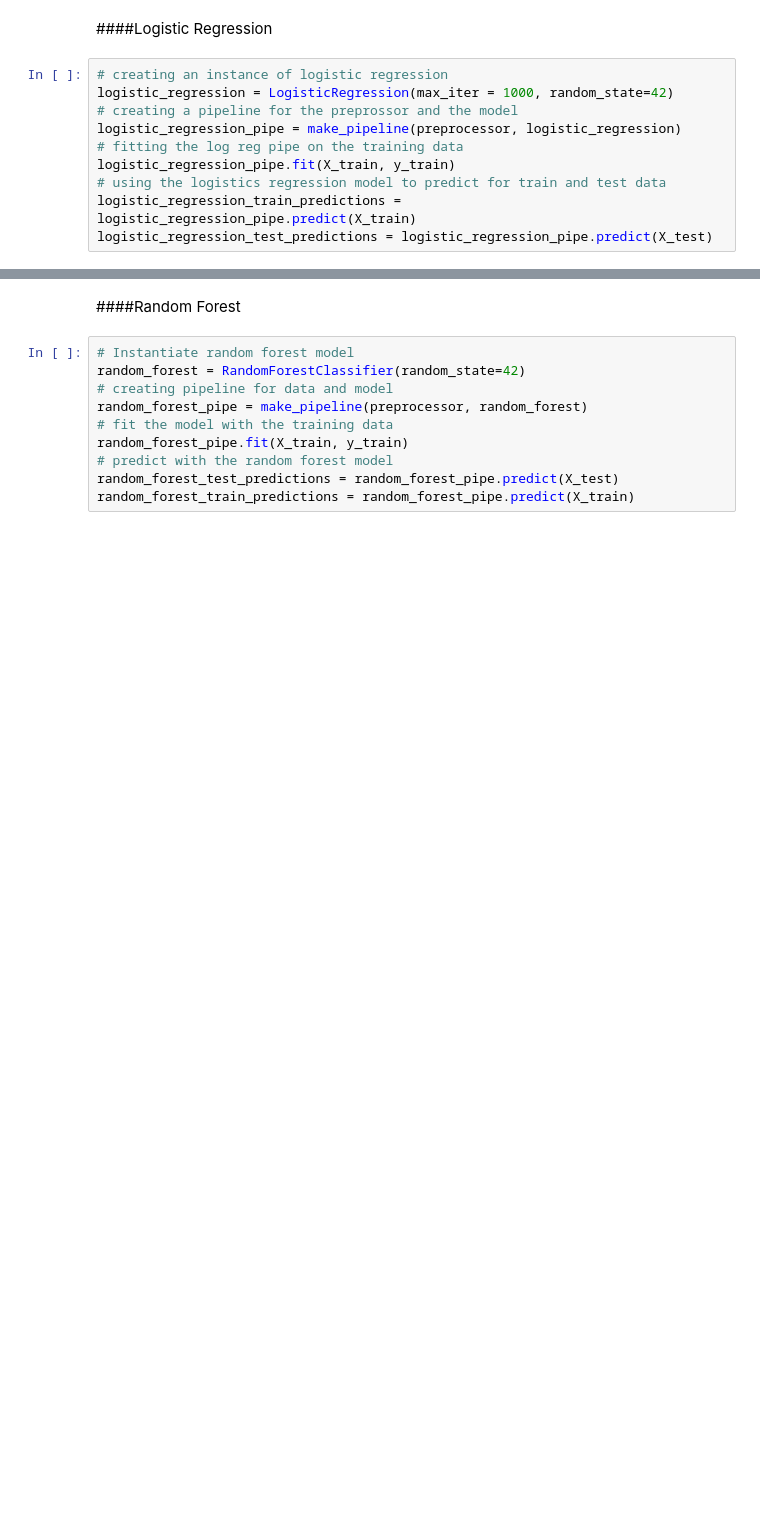
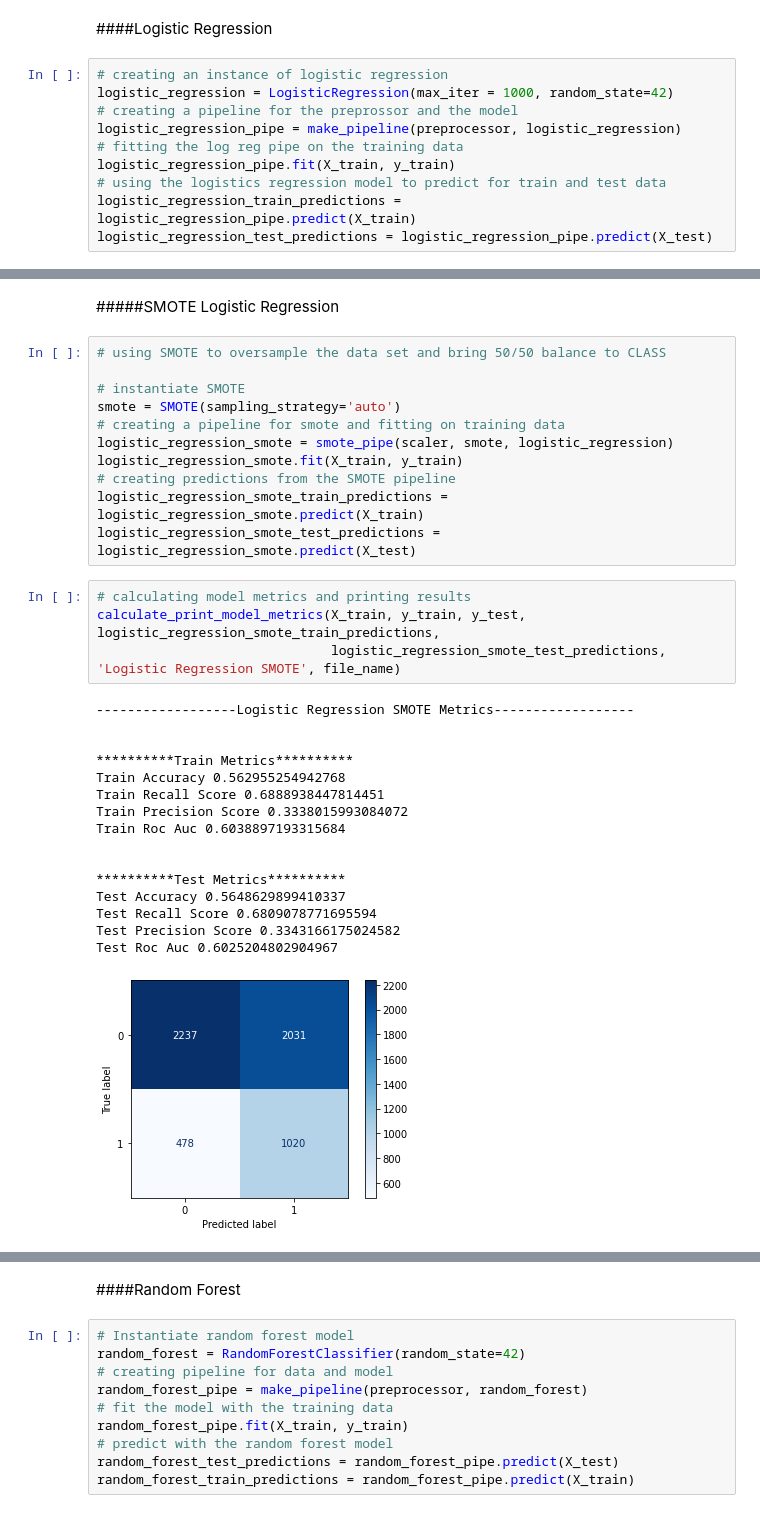
Before and after one commit to laffertybrian/W_William_Project_001, a Jupyter notebook: Genetic_Variant_Classification.ipynb, the cells around one changed output, grey strips where cells are left out. Cells and saved outputs as stored; diff of their text form; blank space fills up the shorter version.

Commit message:
Implemented SMOTE and GridSearchCV for logistic regression model

```diff
--- a/Genetic_Variant_Classification.ipynb
+++ b/Genetic_Variant_Classification.ipynb
@@ -641,3 +645,37 @@ Test Recall Score 0.0
 Test Precision Score 0.0
 Test Roc Auc 0.5
 [figure]
+# %% [markdown]
+#####SMOTE Logistic Regression
+# %%
+# using SMOTE to oversample the data set and bring 50/50 balance to CLASS
+
+# instantiate SMOTE
+smote = SMOTE(sampling_strategy='auto')
+# creating a pipeline for smote and fitting on training data
+logistic_regression_smote = smote_pipe(scaler, smote, logistic_regression)
+logistic_regression_smote.fit(X_train, y_train)
+# creating predictions from the SMOTE pipeline
+logistic_regression_smote_train_predictions = logistic_regression_smote.predict(X_train)
+logistic_regression_smote_test_predictions = logistic_regression_smote.predict(X_test)
+# %%
+# calculating model metrics and printing results
+calculate_print_model_metrics(X_train, y_train, y_test, logistic_regression_smote_train_predictions,
+                              logistic_regression_smote_test_predictions, 'Logistic Regression SMOTE', file_name)
+# %% [output]
+------------------Logistic Regression SMOTE Metrics------------------
+
+
+**********Train Metrics**********
+Train Accuracy 0.562955254942768
+Train Recall Score 0.6888938447814451
+Train Precision Score 0.3338015993084072
+Train Roc Auc 0.6038897193315684
+
+
+**********Test Metrics**********
+Test Accuracy 0.5648629899410337
+Test Recall Score 0.6809078771695594
+Test Precision Score 0.3343166175024582
+Test Roc Auc 0.6025204802904967
+[figure, added]
```
Also changed, not shown: parts of 8 cells of this notebook.
